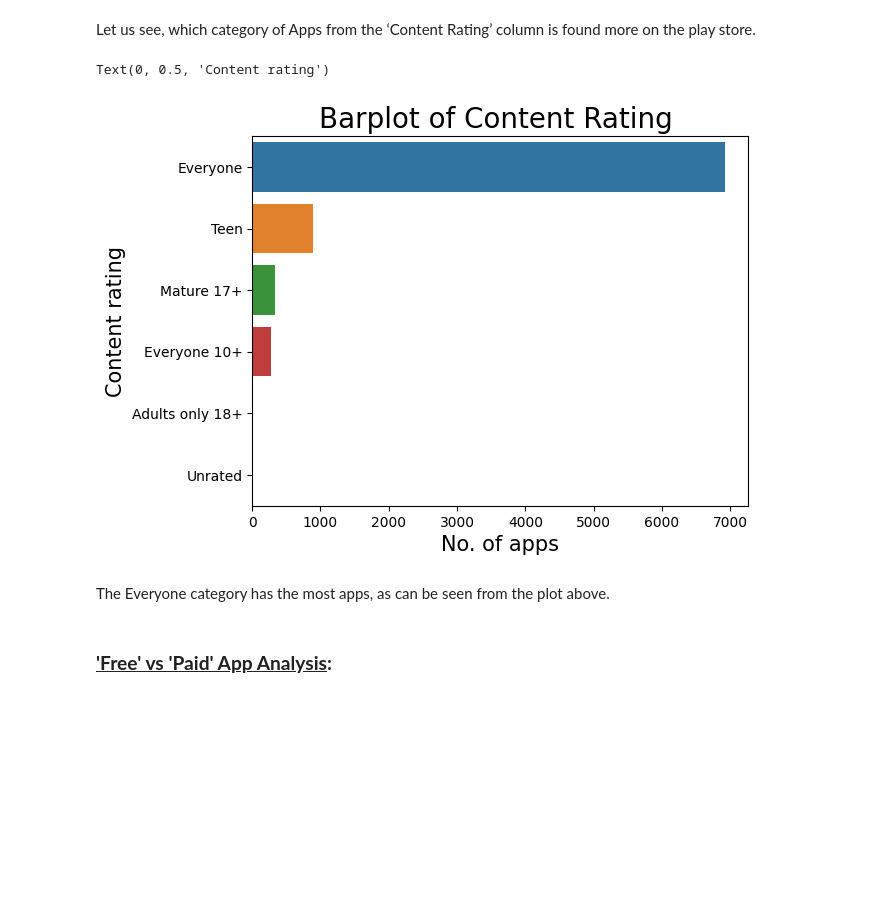
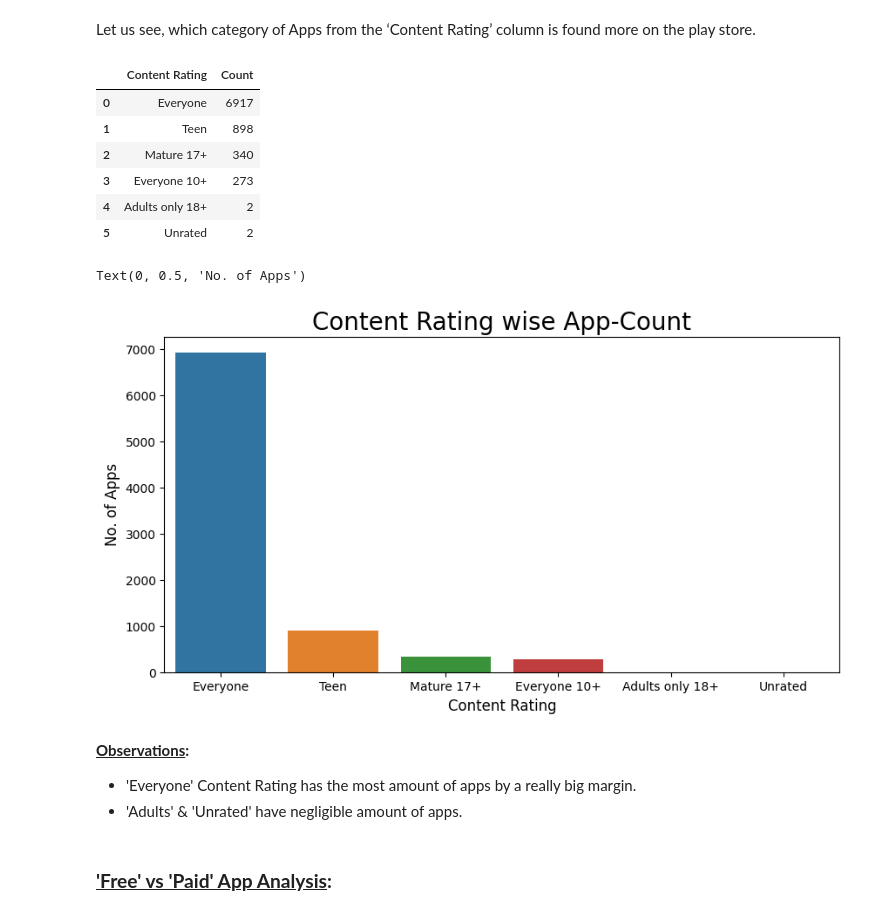
Before and after one commit to aviralsingh2907/PlayStore-App-Review-Analysis, a Jupyter notebook: EDA_Play_Store_App_Review_Analysis.ipynb, the cells around one changed output. Cells and saved outputs as stored; diff of their text form; code cells hidden in the pictures; blank space fills up the shorter version.

```diff
--- a/EDA_Play_Store_App_Review_Analysis.ipynb
+++ b/EDA_Play_Store_App_Review_Analysis.ipynb
@@ -593,18 +593,31 @@ Let us see, which category of Apps from the ‘Content Rating’ column is found
 # %%
 # Content rating value counts:
 
-value_c = playstore_df["Content Rating"].value_counts().reset_index()
+value_c = playstore_df["Content Rating"].value_counts().reset_index().rename(columns={'index':'Content Rating','Content Rating':'Count'})
+value_c
+# %% [output]
+|  | Content Rating | Count |
+| 0 | Everyone | 6917 |
+| 1 | Teen | 898 |
+| 2 | Mature 17+ | 340 |
+| 3 | Everyone 10+ | 273 |
+| 4 | Adults only 18+ | 2 |
+| 5 | Unrated | 2 |
 # %%
-# barplot of content rating value counts
-sns.barplot(x="Content Rating", y="index", data=value_c)
-plt.title("Barplot of Content Rating ", fontsize=20)
-plt.xlabel("No. of apps", fontsize= 15)
-plt.ylabel("Content rating", fontsize= 15)
+# Plotting Content Rating wise App-Count:
+
+plt.figure(figsize=(10,5))
+sns.barplot(x="Content Rating", y="Count", data=value_c)
+plt.title("Content Rating wise App-Count", fontsize=20)
+plt.xlabel("Content Rating", fontsize=12)
+plt.ylabel("No. of Apps", fontsize=12)
 # %% [output]
-Text(0, 0.5, 'Content rating')
+Text(0, 0.5, 'No. of Apps')
-[figure, old version]
+[figure, new version]
-# %% [markdown]
-The Everyone category has the most apps, as can be seen from the plot above.
+# %% [markdown]
+<b><u>Observations</u>:</b>
+* 'Everyone' Content Rating has the most amount of apps by a really big margin.
+* 'Adults' & 'Unrated' have negligible amount of apps.
 # %% [markdown]
 ### <b><u>'Free' vs 'Paid' App Analysis</u>:</b>
 # %%
```
Also changed, not shown: parts of 56 cells of this notebook.
